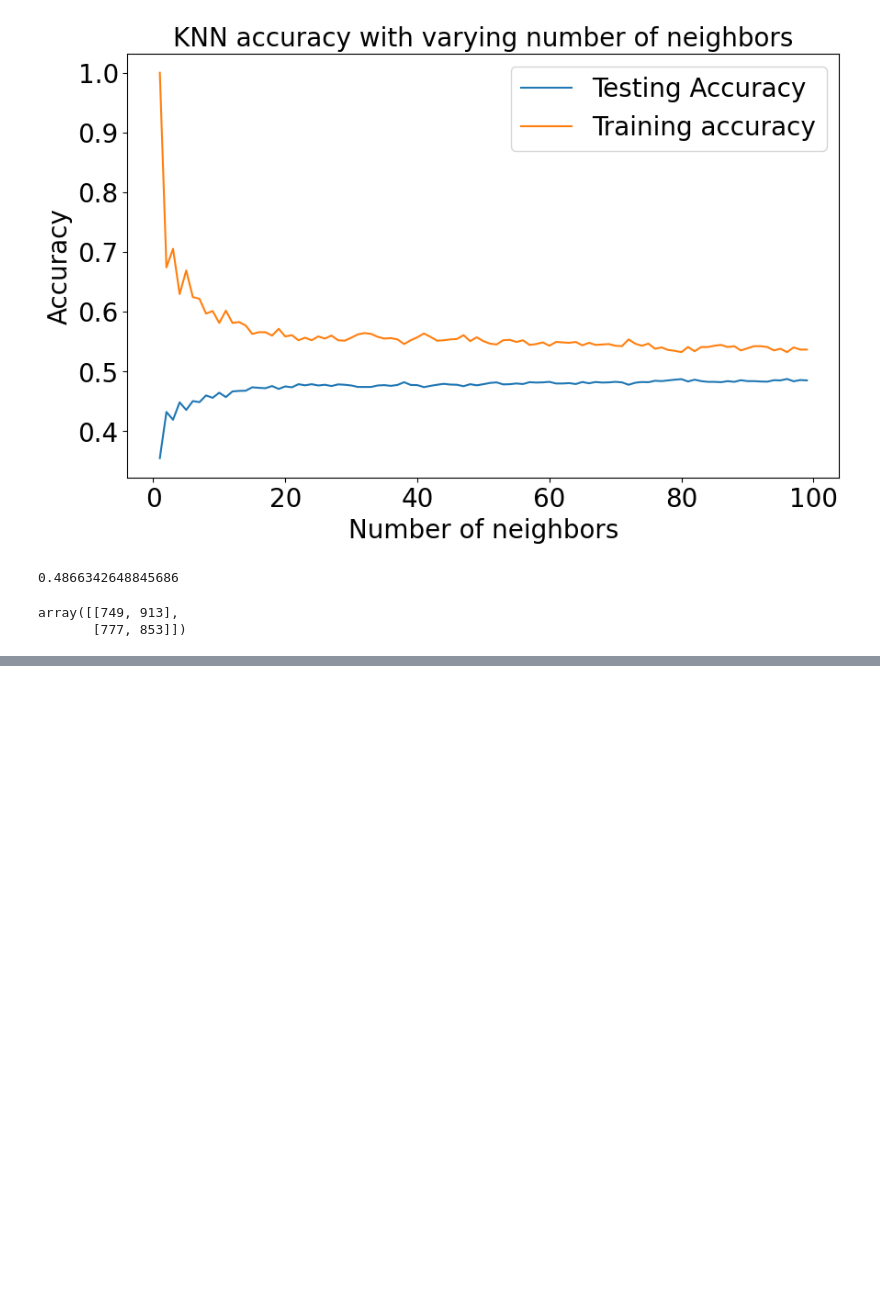
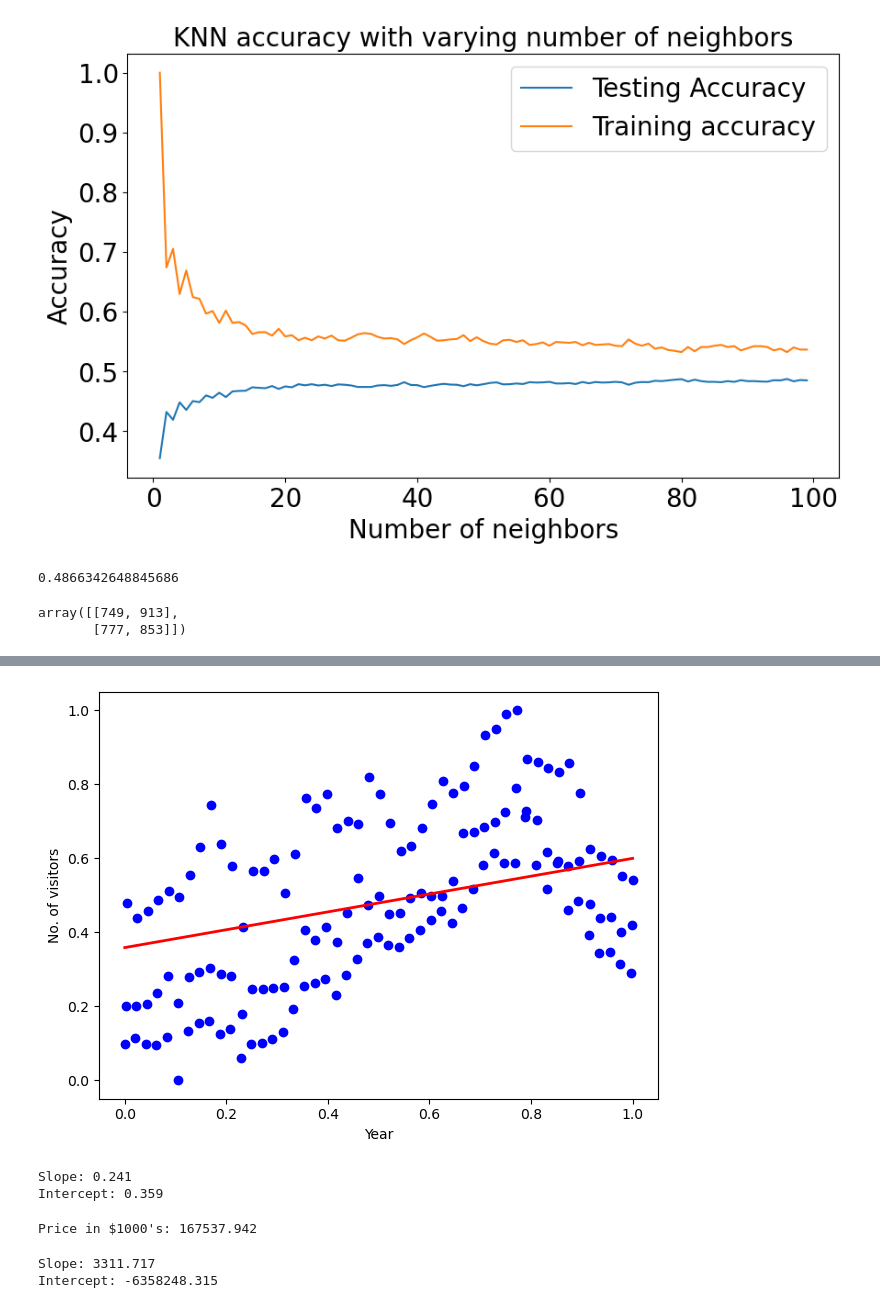
Before and after one commit to CCT-Dublin/ca1-claireobrien00, a Jupyter notebook: Passenger Movement Final.ipynb, the cells around one changed output, grey strips where cells are left out. Saved outputs shown, nothing was run; the diff lists cells and outputs as text; code cells hidden in the pictures; blank space fills up the shorter version.

```diff
--- a/Passenger Movement Final.ipynb
+++ b/Passenger Movement Final.ipynb
@@ -765,0 +867,57 @@ weighted avg       0.44      0.44      0.43      1411
+# %%
+# Method or Function for Linear Regression plot
+def lin_regplot(X, y, model):
+    plt.scatter(X, y, c = 'blue')
+    plt.plot(X, model.predict(X), color = 'red', linewidth = 2)
+    return
+# Call the method lin_regplot()
+
+lin_regplot(X_std, y_std, lr)
+plt.xlabel('Year')
+plt.ylabel('No. of visitors')
+plt.tight_layout()
+#plt.savefig('./figures/gradient_fit.png', dpi=300)
+plt.show()
+#outiers can clearly be seen
+# %% [output]
+[figure, added]
+# %%
+# Display the slope and intercept of the line
+print('Slope: %.3f' % lr.w_[1])
+print('Intercept: %.3f' % lr.w_[0])
+# %% [output]
+Slope: 0.241
+Intercept: 0.359
+# %%
+# Transform the price of a number of the rooms
+num_rooms_std = scaler_x.transform([[1960]])
+
+# Predicted price based on the number of the rooms
+price_std = lr.predict(num_rooms_std)
+
+# Reshape the price_std array to be 2D
+price_std_2d = price_std.reshape(-1, 1)
+
+# Display the predicted price based on 5.0
+print("Price in $1000's: %.3f" % scaler_y.inverse_transform(price_std_2d))
+# %% [output]
+Price in $1000's: 167537.942
+# %%
+# import LinearRegression from sklearn library
+from sklearn.linear_model import LinearRegression
+
+# Initialise an object named as 'slr' by calling a method LinearRegression()
+slr = LinearRegression()
+
+# Train the model
+slr.fit(X, y)
+
+# Predict the results
+y_pred = slr.predict(X)
+
+# Display the Slope and Intercept values
+print('Slope: %.3f' % slr.coef_[0])
+print('Intercept: %.3f' % slr.intercept_)
+# %% [output]
+Slope: 3311.717
+Intercept: -6358248.315
```
Also changed, not shown: parts of 35 cells of this notebook, 3 other files.
